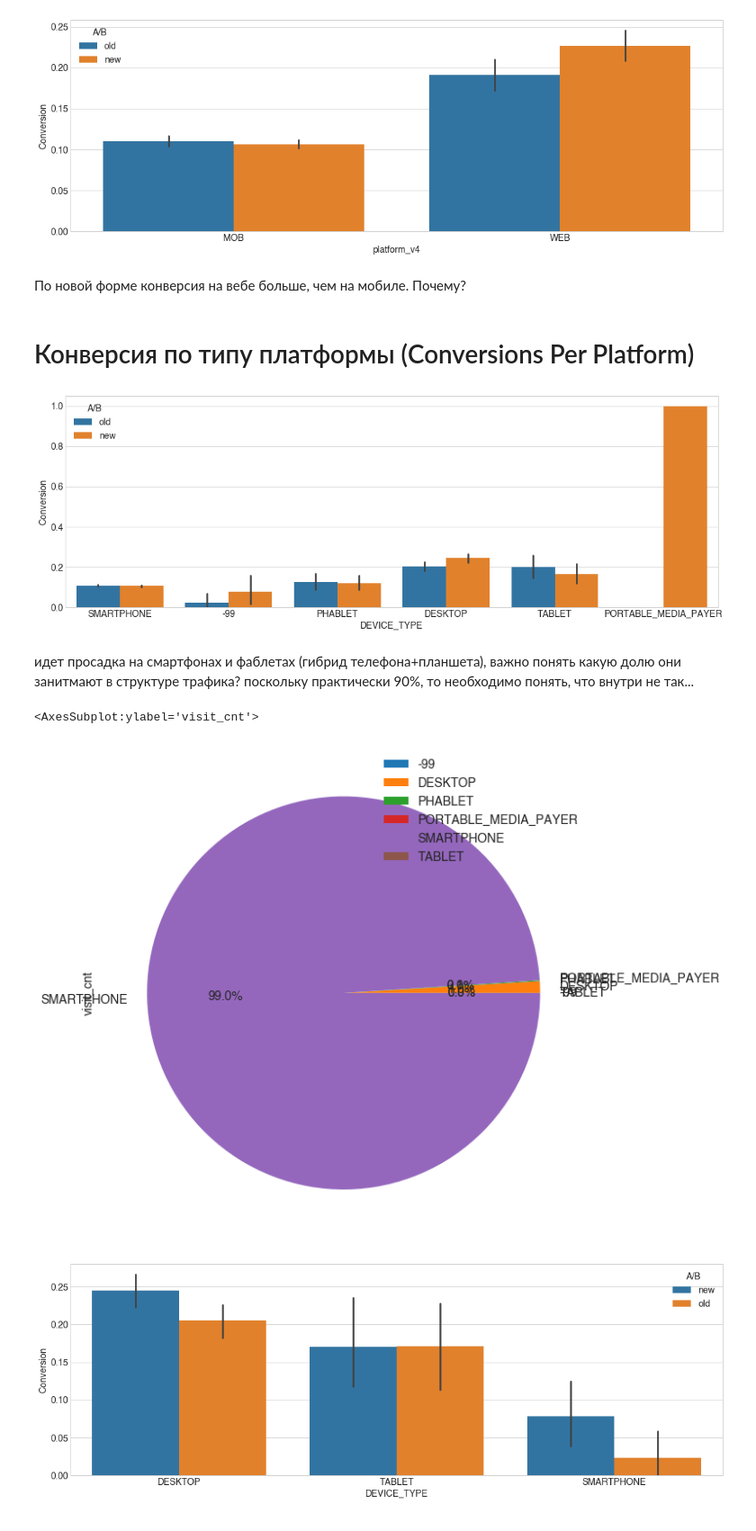
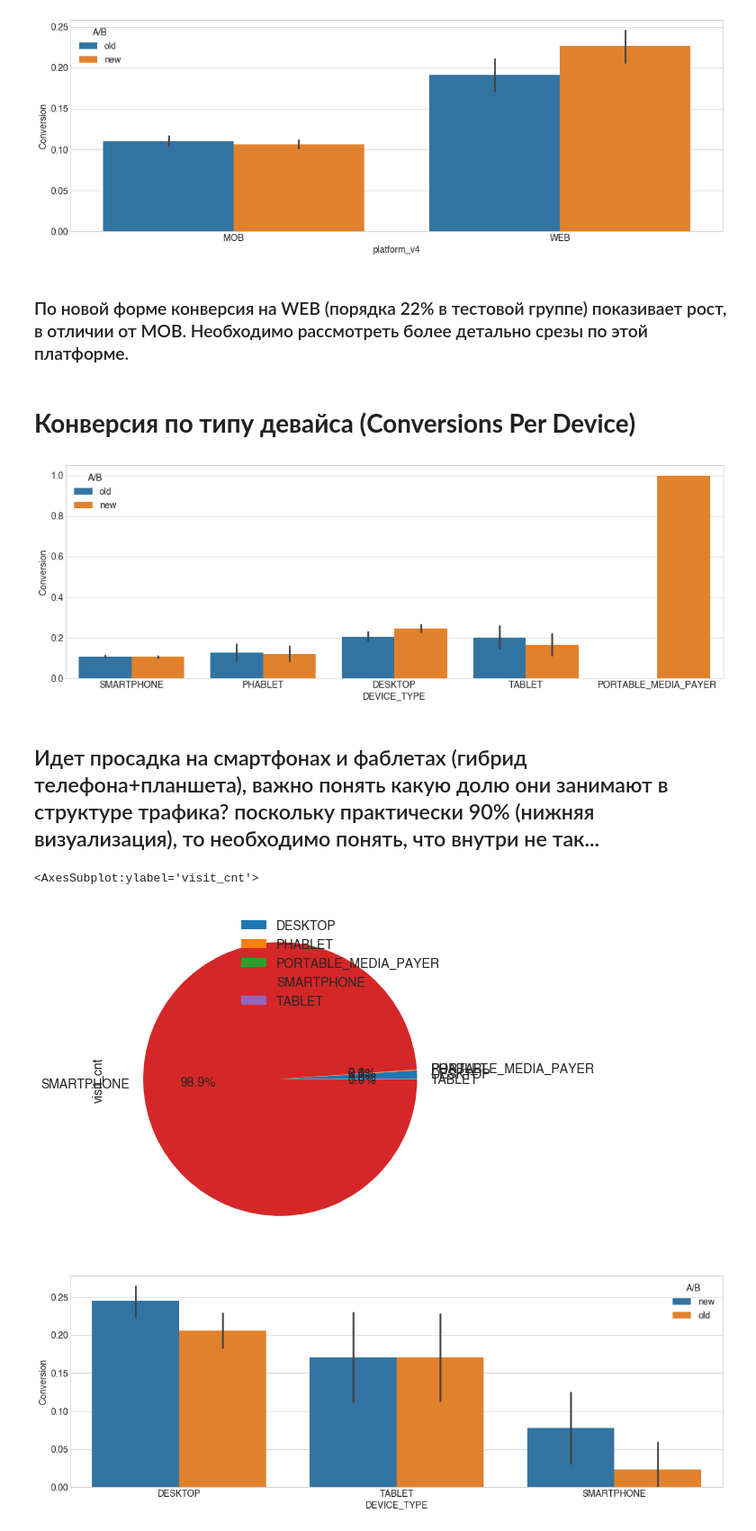
Before and after one commit to nshovkun/Analytics, a Jupyter notebook: sol/addit_split_test.ipynb, the cells around one changed output. Shown at 90% size. Drawn from its saved outputs; the diff is of its cells as text; code cells hidden in the pictures.

Commit message:
[WIP] need full conclusion and intepratated WEB by device

```diff
--- a/sol/addit_split_test.ipynb
+++ b/sol/addit_split_test.ipynb
@@ -77,3 +91,6 @@ InvalidClientSecretsError: ('Error opening file', 'credentials.json', 'No such f
+# %%
+# путь к исходному файлу с результатами теста
+path_to_file = './data/split_form.xlsx'
 # %%
 # считываем необходимый файл. Удобно забирать прямо с диска - все изменения на диске тянем сразу
 #  (перезаписываем файл на локальной машине)
@@ -149,11 +143,8 @@ We’d need at least 4720 observations for each group
 # %% [markdown]
 Having set the power parameter to 0.8 in practice means that if there exists an actual difference in conversion rate between our designs, assuming the difference is the one we estimated (13% vs. 15%), we have about 80% chance to detect it as statistically significant in our test with the sample size we calculated.
-# %%
-# путь к исходному файлу с результатами теста
-path_to_file = './solid_split.xlsx'
 # %%
 # чтение файла в датафрейм
-split = pd.read_excel(path_to_file).fillna('-99')
+split = pd.read_excel(path_to_file)
 
 split.sample(3)
 # %% [output]
@@ -311,5 +289,3 @@ sns.barplot(x='platform_v4'
 plt.show()
 # %% [output]
 [figure]
-# %% [markdown]
-По новой форме конверсия на вебе больше, чем на мобиле. Почему?
@@ -318,5 +292,7 @@ plt.show()
+# %% [markdown]
+### По новой форме конверсия на WEB (порядка 22% в тестовой группе) показивает рост, в отличии от МОВ. Необходимо рассмотреть более детально срезы по этой платформе.
 # %% [markdown]
-# Конверсия по типу платформы (Conversions Per Platform)
+# **Конверсия по типу девайса (Conversions Per Device)**
 # %%
 # DEVICE_TYPE в целом
 fig, ax = plt.subplots(figsize=(18, 6))
@@ -326,17 +302,17 @@ sns.barplot(x='DEVICE_TYPE'
             , data=split2, ax=ax)
 plt.show()
 # %% [output]
-[figure, old version]
+[figure, new version]
 # %% [markdown]
-идет просадка на смартфонах и фаблетах (гибрид телефона+планшета), важно понять какую долю они занитмают в структуре трафика? поскольку практически 90%, то необходимо понять, что внутри не так...
+## Идет просадка на смартфонах и фаблетах (гибрид телефона+планшета), важно понять какую долю они занимают в структуре трафика? поскольку практически 90% (нижняя визуализация), то необходимо понять, что внутри не так...
 # %%
 split2.groupby(['DEVICE_TYPE']).sum().plot(kind='pie'
                                               , y='visit_cnt'
-                                              , figsize=(10,15)
+                                              , figsize=(18,7)
                                              , autopct='%1.1f%%')
 # %% [output]
 <AxesSubplot:ylabel='visit_cnt'>
-[figure, old version]
+[figure, new version]
 # %%
 # DEVICE_TYPE на вебе
 fig, ax = plt.subplots(figsize=(18, 6))
```
Also changed, not shown: parts of 37 cells of this notebook.
